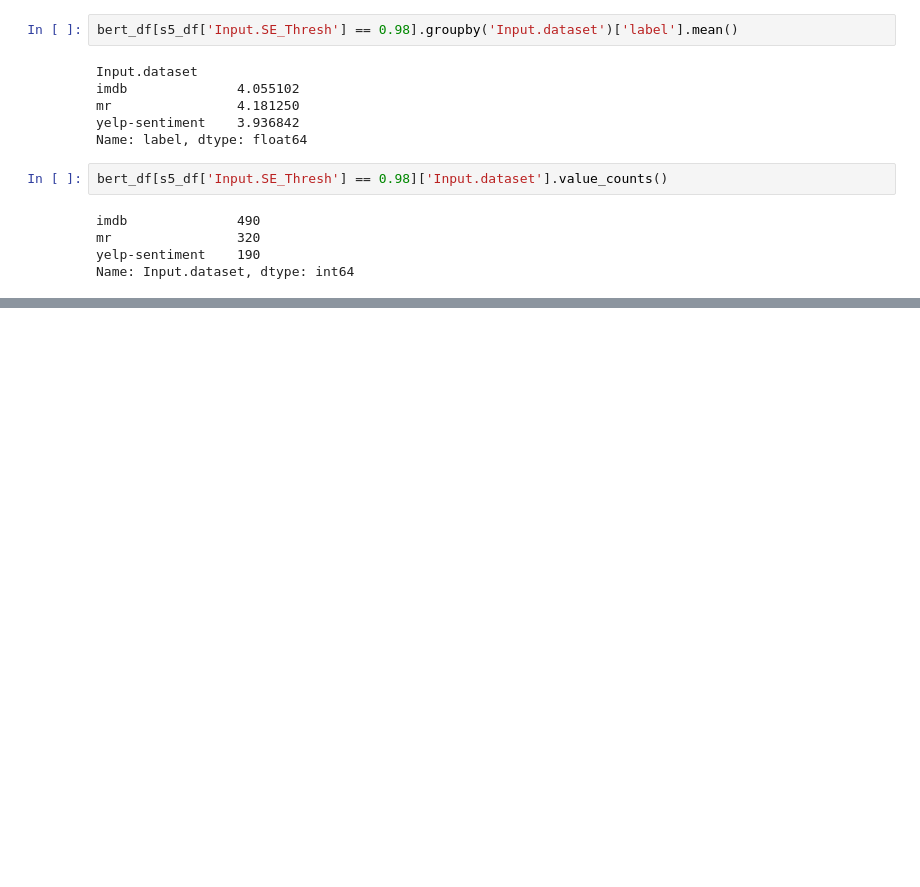
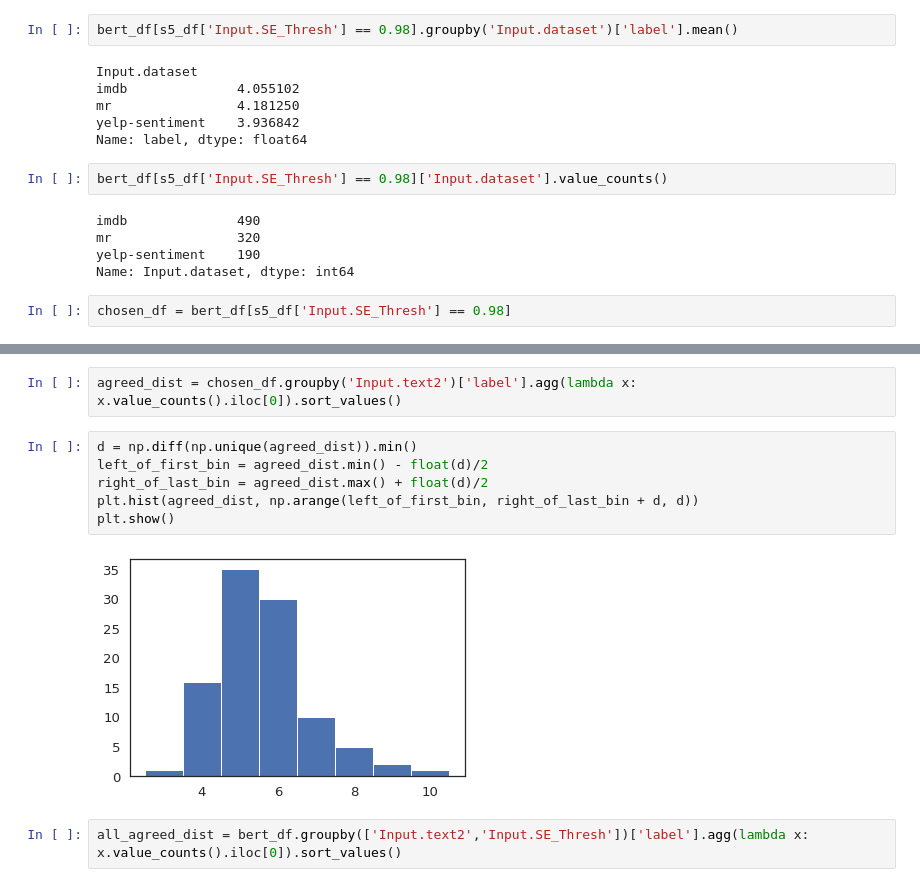
Before and after one commit to QData/Reevaluating-NLP-Adversarial-Examples, a Jupyter notebook: section-5-thresholds/se_thresh/results/s5-threshold-results.ipynb, the cells around one changed output, grey strips where cells are left out. Cells and saved outputs as stored; diff of their text form; blank space fills up the shorter version.

```diff
--- a/section-5-thresholds/se_thresh/results/s5-threshold-results.ipynb
+++ b/section-5-thresholds/se_thresh/results/s5-threshold-results.ipynb
@@ -172,3 +187,5 @@ imdb              490
 mr                320
 yelp-sentiment    190
 Name: Input.dataset, dtype: int64
+# %%
+chosen_df = bert_df[s5_df['Input.SE_Thresh'] == 0.98]
@@ -174,0 +239,12 @@ Name: Input.dataset, dtype: int64
+# %%
+agreed_dist = chosen_df.groupby('Input.text2')['label'].agg(lambda x: x.value_counts().iloc[0]).sort_values()
+# %%
+d = np.diff(np.unique(agreed_dist)).min()
+left_of_first_bin = agreed_dist.min() - float(d)/2
+right_of_last_bin = agreed_dist.max() + float(d)/2
+plt.hist(agreed_dist, np.arange(left_of_first_bin, right_of_last_bin + d, d))
+plt.show()
+# %% [output]
+[figure, added]
+# %%
+all_agreed_dist = bert_df.groupby(['Input.text2','Input.SE_Thresh'])['label'].agg(lambda x: x.value_counts().iloc[0]).sort_values()
```
Also changed, not shown: parts of 15 cells of this notebook, 6 other files.
